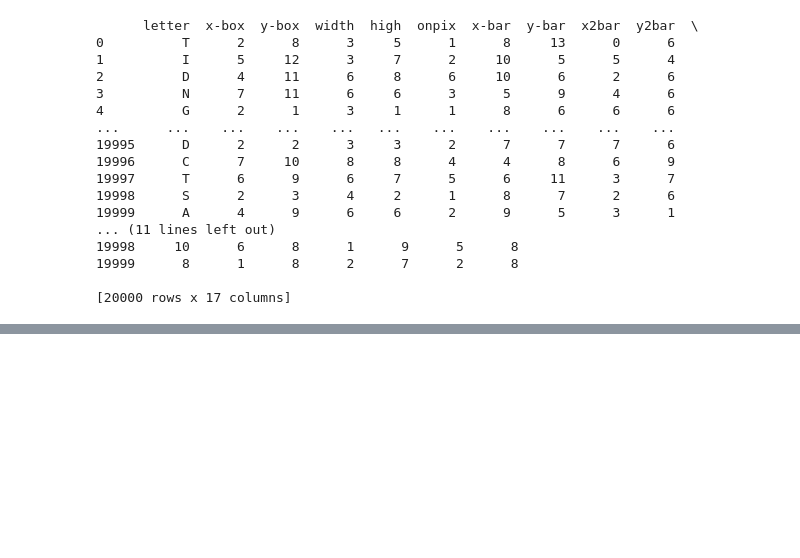
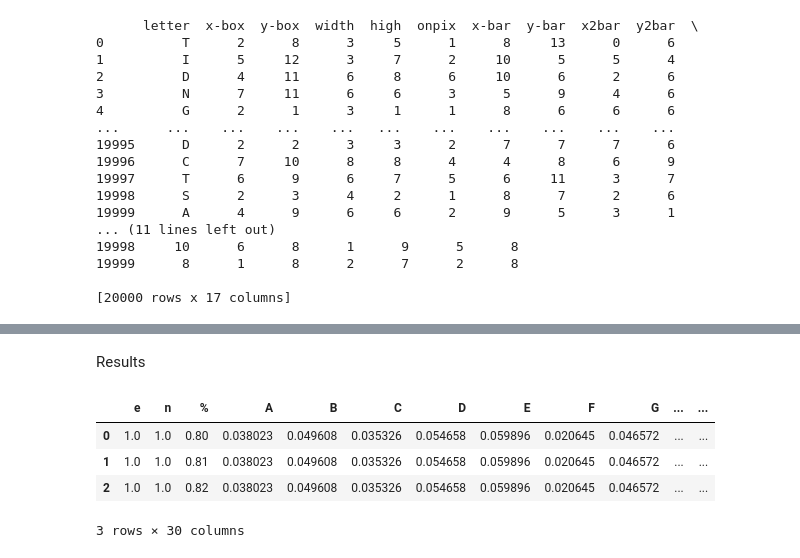
Before and after one commit to mmlein/KDDM2, a Jupyter notebook: src/04_Local_Outlier_Probability/local_outlier_probability.ipynb, the cells around one changed output, grey strips where cells are left out. Saved outputs shown, nothing was run; the diff lists cells and outputs as text; code cells hidden in the pictures; blank space fills up the shorter version.

```diff
--- a/src/04_Local_Outlier_Probability/local_outlier_probability.ipynb
+++ b/src/04_Local_Outlier_Probability/local_outlier_probability.ipynb
@@ -67,4 +77,0 @@ critical_values = np.arange(0.80, 1, 0.01)
-# %%
-rows = alphabet.append("sum")
-optimization_results = pd.DataFrame()
-optimization_results["letter"] = alphabet
@@ -116,0 +78,8 @@ optimization_results.to_csv("local_outlier_probability_hyper_parameter_testing.c
+# %%
+# make the columns for the results dataframe
+columns = ["e", "n", "%"]
+columns = columns + alphabet
+columns.append("sum")
+print(columns)
+optimization_results = pd.DataFrame(columns=columns)
+optimization_results
@@ -116,0 +92,23 @@ optimization_results.to_csv("local_outlier_probability_hyper_parameter_testing.c
+# %%
+for extent in extents: # hyper parameter 1
+    for n in n_neighbors: # hyper parameter 2
+        for value in critical_values: # hyper parameter 3
+            outliers = 0
+            row = {"e":1, "n":1, "%":value} # the row which should be added
+
+            print(f"Results for extent = {extent}, n_neighbors= {n} and critical value = {value}")
+            for letter, dataframe in dataframes.items():
+                print(f"{letter} inserted")
+                m = loop.LocalOutlierProbability(dataframe, extent=extent, n_neighbors=n).fit()
+                scores = list(m.local_outlier_probabilities) # get the probabilities per feature
+                part_outlier_number = 0
+                for score in scores:
+                    if score >= value: # consider it as an outlier, when score > critical value
+                        part_outlier_number += 1
+                outliers += part_outlier_number # add the outlier of a part-dataframe to the total outlier number
+                row[letter] = part_outlier_number/len(dataframe.index) # calculate the percentage of outliers for the letter and add it to the row
+
+            row["sum"] = outliers/amount # add the percentage of total outliers to the row
+
+            optimization_results = optimization_results.append(row, ignore_index=True) # insert the row to the dataframe
+            print(optimization_results)
@@ -116,0 +185,10 @@ optimization_results.to_csv("local_outlier_probability_hyper_parameter_testing.c
+# %% [markdown]
+Results
+# %%
+optimization_results
+# %% [output]
+|  | e | n | % | A | B | C | D | E | F | G | ... | ... |
+| 0 | 1.0 | 1.0 | 0.80 | 0.038023 | 0.049608 | 0.035326 | 0.054658 | 0.059896 | 0.020645 | 0.046572 | ... | ... |
+| 1 | 1.0 | 1.0 | 0.81 | 0.038023 | 0.049608 | 0.035326 | 0.054658 | 0.059896 | 0.020645 | 0.046572 | ... | ... |
+| 2 | 1.0 | 1.0 | 0.82 | 0.038023 | 0.049608 | 0.035326 | 0.054658 | 0.059896 | 0.020645 | 0.046572 | ... | ... |
+3 rows × 30 columns
```
Also changed, not shown: parts of 24 cells of this notebook.
